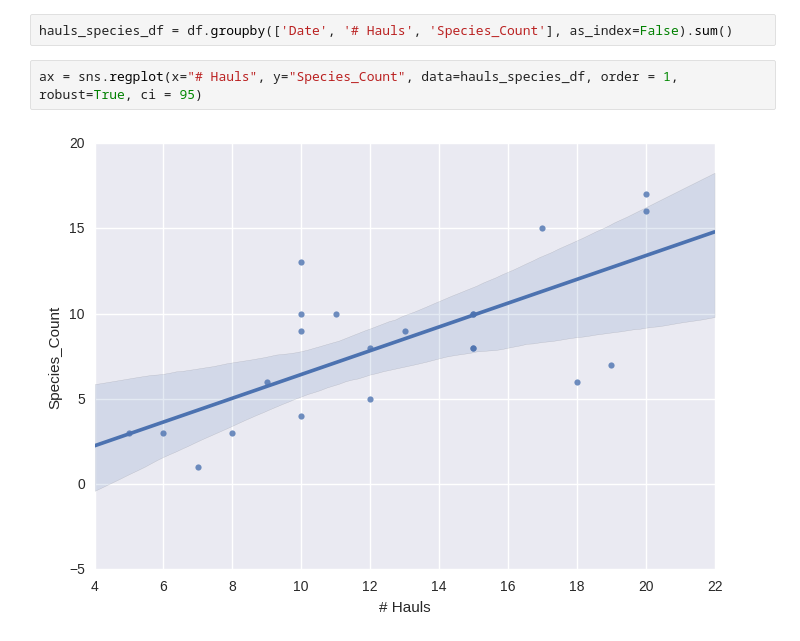
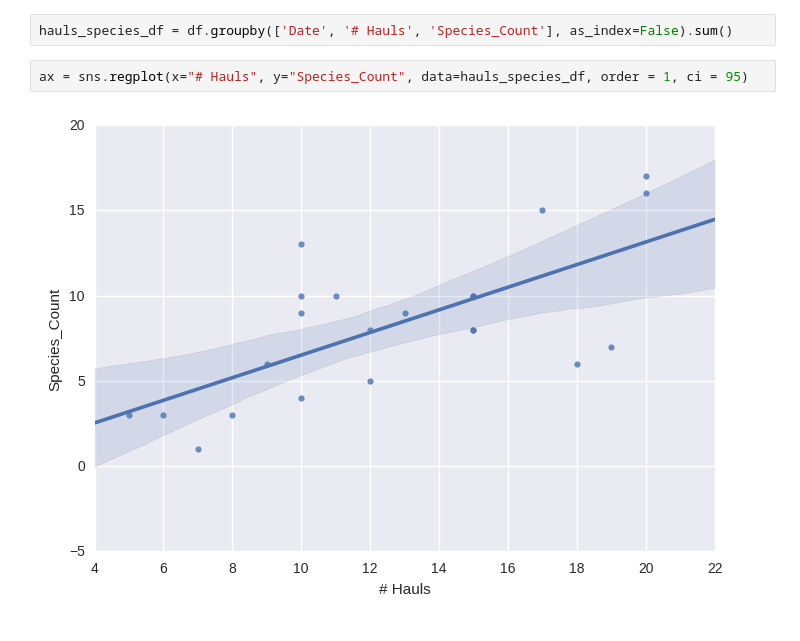
Before and after one commit to Shadhopson/Seining_Analysis, a Jupyter notebook: Hauls.ipynb, the cells around one changed output. Saved outputs shown, nothing was run; the diff lists cells and outputs as text.

```diff
--- a/Hauls.ipynb
+++ b/Hauls.ipynb
@@ -123,6 +123,6 @@ df["Species_Count"] = [species_count_dict[x] for x in df['Date']]
 # %%
 hauls_species_df = df.groupby(['Date', '# Hauls', 'Species_Count'], as_index=False).sum()
 # %%
-ax = sns.regplot(x="# Hauls", y="Species_Count", data=hauls_species_df, order = 1, robust=True, ci = 95)
+ax = sns.regplot(x="# Hauls", y="Species_Count", data=hauls_species_df, order = 1, ci = 95)
 # %% [output]
-[figure, old version]
+[figure, new version]
```
